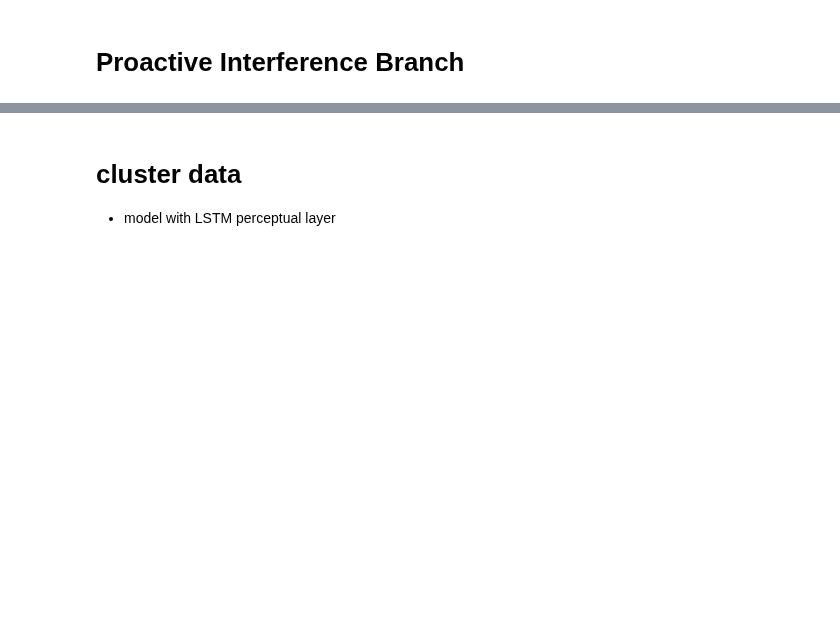
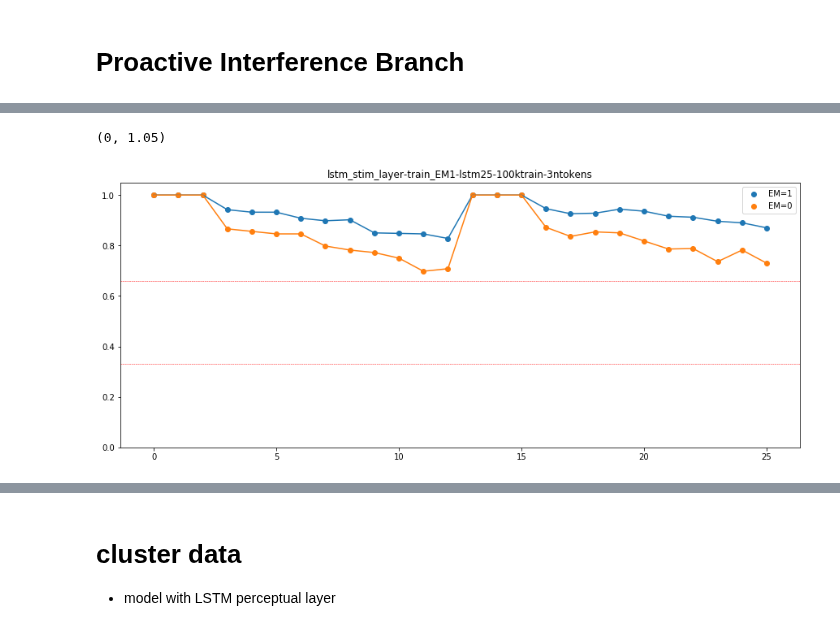
Before and after one commit to andrebeu/PM, a Jupyter notebook: Proactive Interference.ipynb, the cells around one changed output, grey strips where cells are left out. Saved outputs shown, nothing was run; the diff lists cells and outputs as text; code cells hidden in the pictures; blank space fills up the shorter version.

```diff
--- a/Proactive Interference.ipynb
+++ b/Proactive Interference.ipynb
@@ -21,0 +108,27 @@ The autoreload extension is already loaded. To reload it, use:
+# %%
+neps_ev = 500
+ntrials = 2
+seqlen = 10
+plt.figure(figsize=(15,6))
+
+fname = 'lstm_stim_layer-train_EM%i-lstm25-100ktrain-%intokens'%(EMbool,ntokens)
+plt.title(fname)
+
+for t in [True,False]:
+  # eval
+  net.EMbool=t
+  evsc = eval_model(net,task,neps_ev,ntrials,seqlen,switchmaps=0)
+  # plot
+  acc = evsc.mean(0)
+  plt.plot(acc)
+  plt.scatter(range(len(acc)),acc,label='EM=%i'%t)
+
+for i in [.33,.66]:
+  plt.axhline(i,c='r',ls='--',lw=.5)
+
+plt.legend()
+plt.ylim(0,1.05)
+# plt.savefig('figures/em_test/'+fname)
+# %% [output]
+(0, 1.05)
+[figure, added]
```
Also changed, not shown: parts of 20 cells of this notebook, 2 other files.
